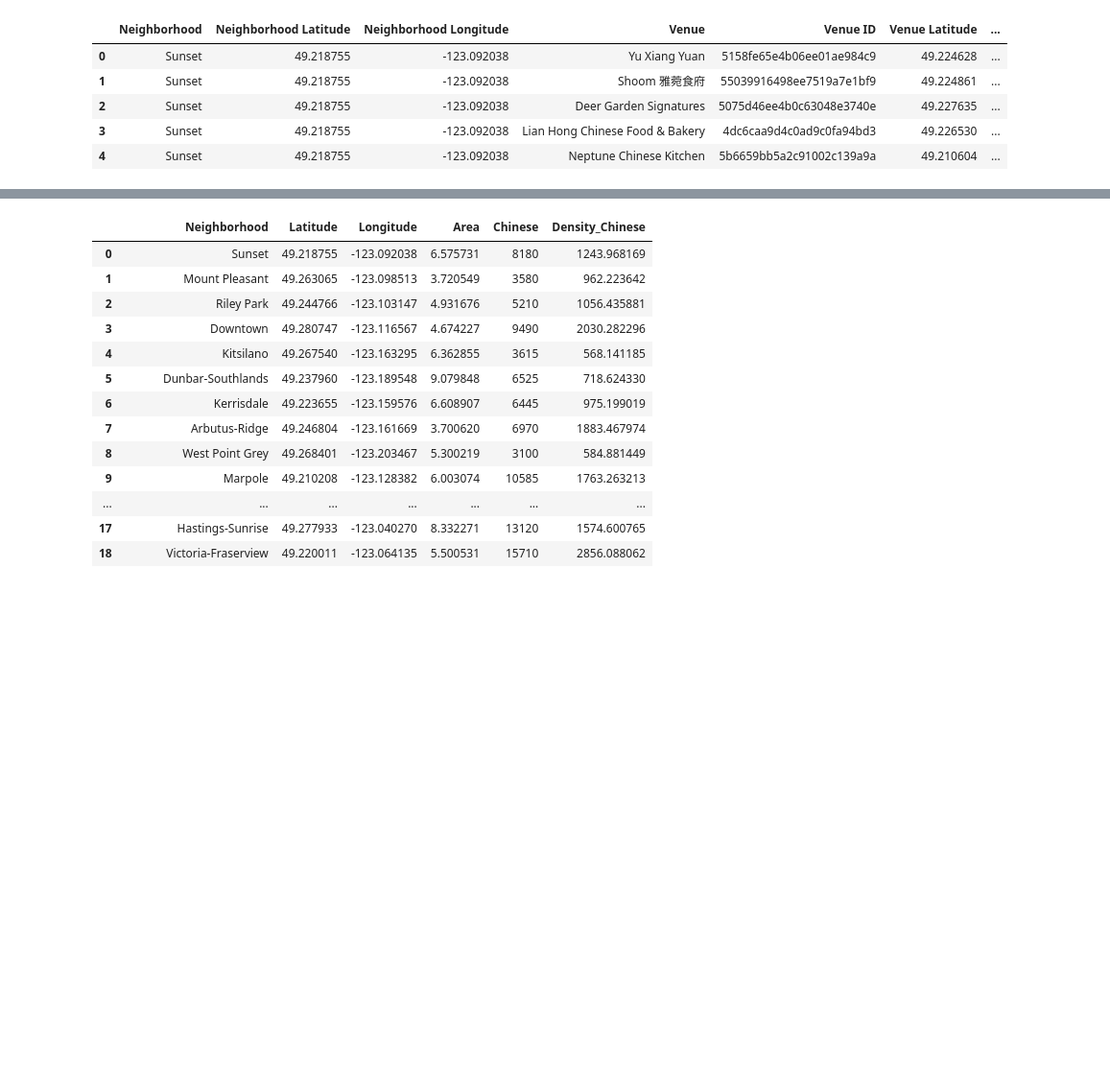
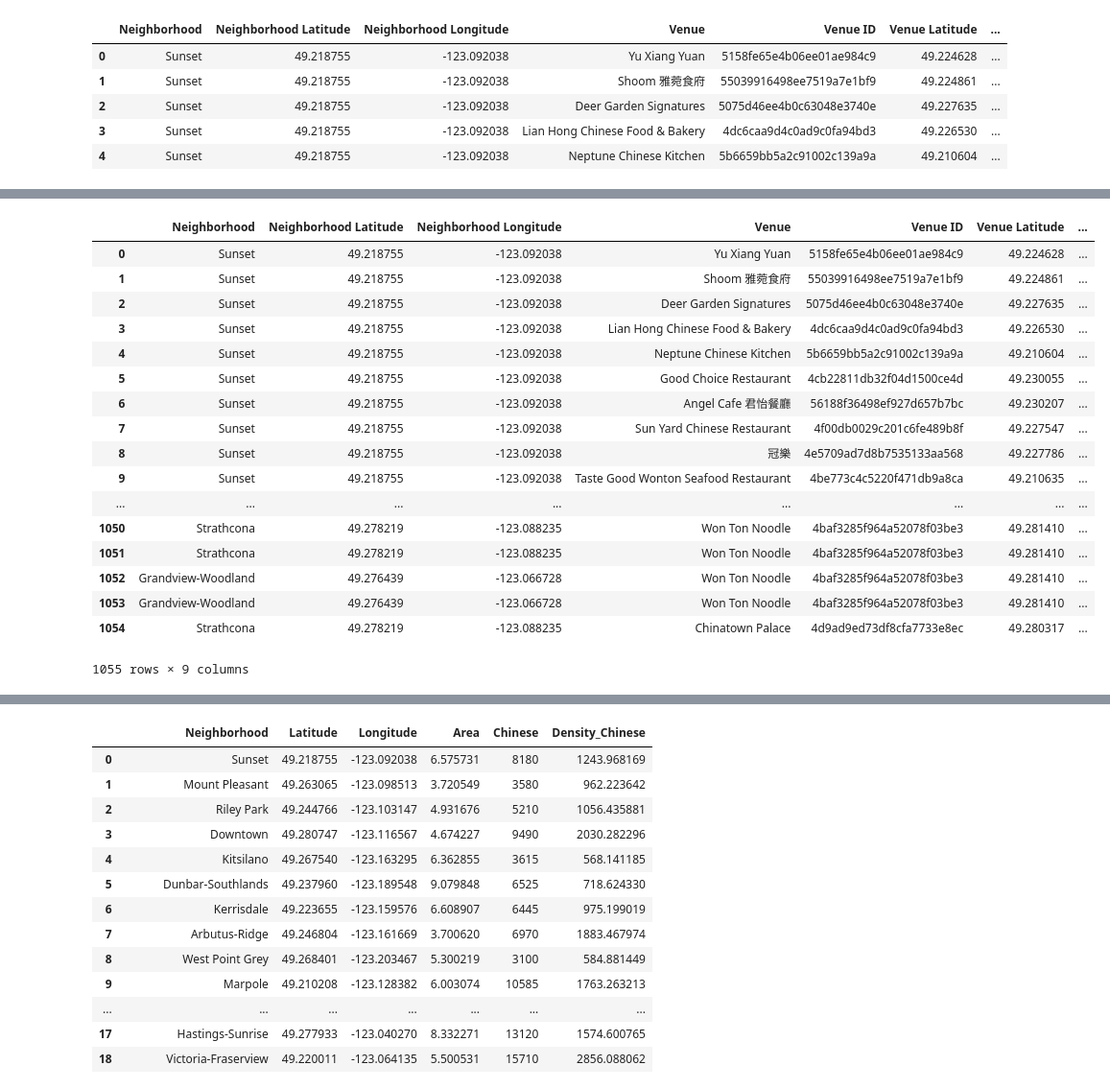
Before and after one commit to RickWeng/Coursera_Capstone, a Jupyter notebook: capstone.ipynb, the cells around one changed output, grey strips where cells are left out. Shown at 96% size. Saved outputs shown, nothing was run; the diff lists cells and outputs as text; code cells hidden in the pictures; blank space fills up the shorter version.

```diff
--- a/capstone.ipynb
+++ b/capstone.ipynb
@@ -589,0 +574,21 @@ van_cr.head()
+# %%
+van_cr
+# %% [output]
+|  | Neighborhood | Neighborhood Latitude | Neighborhood Longitude | Venue | Venue ID | Venue Latitude | ... |
+| 0 | Sunset | 49.218755 | -123.092038 | Yu Xiang Yuan | 5158fe65e4b06ee01ae984c9 | 49.224628 | ... |
+| 1 | Sunset | 49.218755 | -123.092038 | Shoom 雅菀食府 | 55039916498ee7519a7e1bf9 | 49.224861 | ... |
+| 2 | Sunset | 49.218755 | -123.092038 | Deer Garden Signatures | 5075d46ee4b0c63048e3740e | 49.227635 | ... |
+| 3 | Sunset | 49.218755 | -123.092038 | Lian Hong Chinese Food & Bakery | 4dc6caa9d4c0ad9c0fa94bd3 | 49.226530 | ... |
+| 4 | Sunset | 49.218755 | -123.092038 | Neptune Chinese Kitchen | 5b6659bb5a2c91002c139a9a | 49.210604 | ... |
+| 5 | Sunset | 49.218755 | -123.092038 | Good Choice Restaurant | 4cb22811db32f04d1500ce4d | 49.230055 | ... |
+| 6 | Sunset | 49.218755 | -123.092038 | Angel Cafe 君怡餐廳 | 56188f36498ef927d657b7bc | 49.230207 | ... |
+| 7 | Sunset | 49.218755 | -123.092038 | Sun Yard Chinese Restaurant | 4f00db0029c201c6fe489b8f | 49.227547 | ... |
+| 8 | Sunset | 49.218755 | -123.092038 | 冠樂 | 4e5709ad7d8b7535133aa568 | 49.227786 | ... |
+| 9 | Sunset | 49.218755 | -123.092038 | Taste Good Wonton Seafood Restaurant | 4be773c4c5220f471db9a8ca | 49.210635 | ... |
+| ... | ... | ... | ... | ... | ... | ... | ... |
+| 1050 | Strathcona | 49.278219 | -123.088235 | Won Ton Noodle | 4baf3285f964a52078f03be3 | 49.281410 | ... |
+| 1051 | Strathcona | 49.278219 | -123.088235 | Won Ton Noodle | 4baf3285f964a52078f03be3 | 49.281410 | ... |
+| 1052 | Grandview-Woodland | 49.276439 | -123.066728 | Won Ton Noodle | 4baf3285f964a52078f03be3 | 49.281410 | ... |
+| 1053 | Grandview-Woodland | 49.276439 | -123.066728 | Won Ton Noodle | 4baf3285f964a52078f03be3 | 49.281410 | ... |
+| 1054 | Strathcona | 49.278219 | -123.088235 | Chinatown Palace | 4d9ad9ed73df8cfa7733e8ec | 49.280317 | ... |
+1055 rows × 9 columns
```
Also changed, not shown: parts of 11 cells of this notebook.
